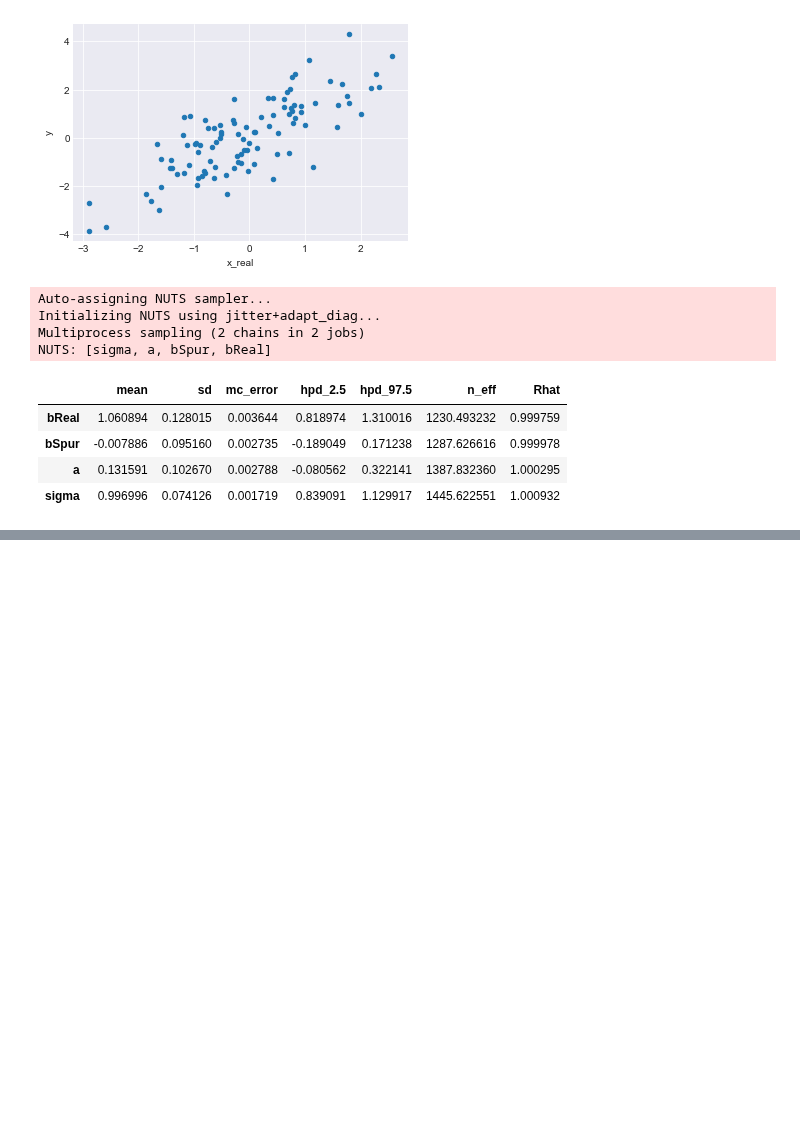
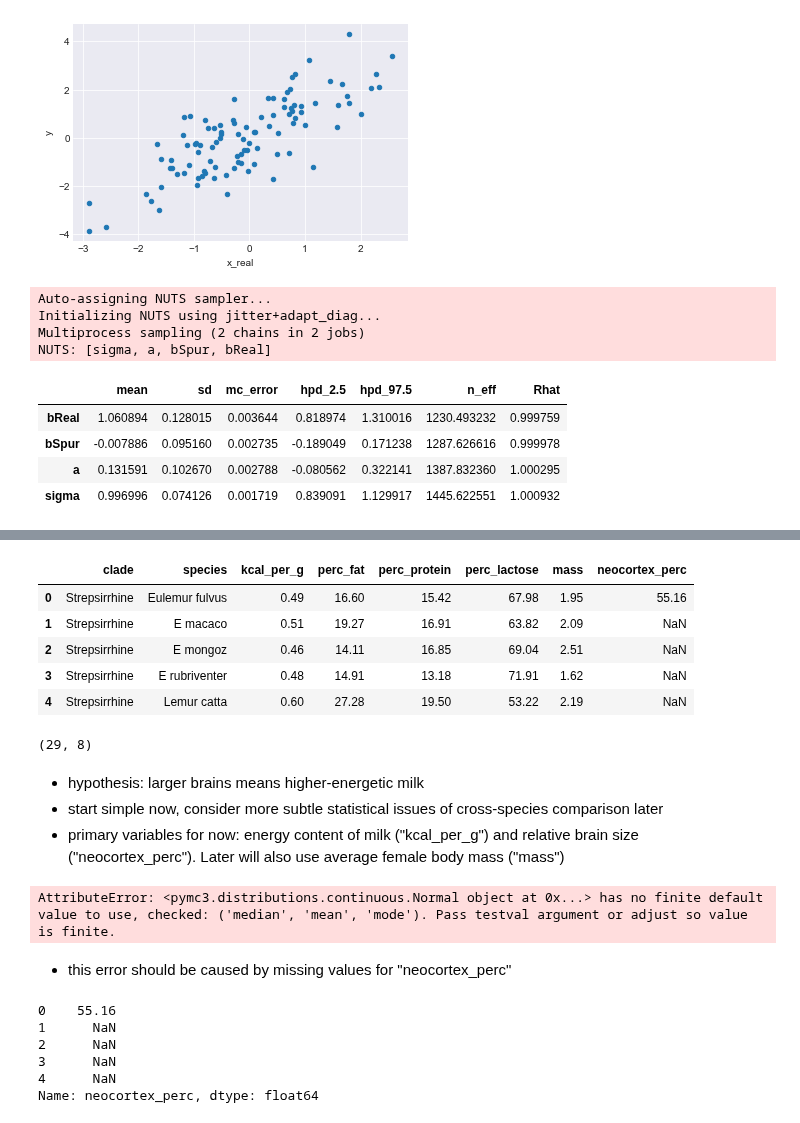
Before and after one commit to nwweber/statistical_rethinking, a Jupyter notebook: chapter_05_multivariate_linear_models.ipynb, the cells around one changed output, grey strips where cells are left out. Saved outputs shown, nothing was run; the diff lists cells and outputs as text; code cells hidden in the pictures; blank space fills up the shorter version.

```diff
--- a/chapter_05_multivariate_linear_models.ipynb
+++ b/chapter_05_multivariate_linear_models.ipynb
@@ -529,0 +534,48 @@ pm.summary(trace_m5_spurious, varnames=['bReal', 'bSpur', 'a', 'sigma'])
+# %%
+# Code 5.16
+d = (
+    pd
+    .read_csv('./data/milk.csv', sep=';')
+    .rename(
+        columns=lambda colname: colname.replace('.', '_'), # make more pythonic
+    )
+)
+d.head()
+# %% [output]
+|  | clade | species | kcal_per_g | perc_fat | perc_protein | perc_lactose | mass | neocortex_perc |
+| 0 | Strepsirrhine | Eulemur fulvus | 0.49 | 16.60 | 15.42 | 67.98 | 1.95 | 55.16 |
+| 1 | Strepsirrhine | E macaco | 0.51 | 19.27 | 16.91 | 63.82 | 2.09 | NaN |
+| 2 | Strepsirrhine | E mongoz | 0.46 | 14.11 | 16.85 | 69.04 | 2.51 | NaN |
+| 3 | Strepsirrhine | E rubriventer | 0.48 | 14.91 | 13.18 | 71.91 | 1.62 | NaN |
+| 4 | Strepsirrhine | Lemur catta | 0.60 | 27.28 | 19.50 | 53.22 | 2.19 | NaN |
+# %%
+d.shape
+# %% [output]
+(29, 8)
+# %% [markdown]
+* hypothesis: larger brains means higher-energetic milk
+* start simple now, consider more subtle statistical issues of cross-species comparison later
+* primary variables for now: energy content of milk ("kcal_per_g") and relative brain size ("neocortex_perc"). Later will also use average female body mass ("mass")
+# %%
+with pm.Model() as m5_5:
+    sigma = pm.Uniform('sigma', 0, 1)
+    bn = pm.Normal('bn', 0, 1)
+    a = pm.Normal('a', 0, 100)
+    mu = pm.Deterministic('mu', a + bn * d.neocortex_perc)
+    kcal_per_g = pm.Normal('kcal_per_g', mu, sigma)
+
+    trace_m5_5 = pm.sample(draws=1000, tune=1000)
+# %% [output]
+AttributeError: <pymc3.distributions.continuous.Normal object at 0x...> has no finite default value to use, checked: ('median', 'mean', 'mode'). Pass testval argument or adjust so value is finite.
+# %% [markdown]
+* this error should be caused by missing values for "neocortex_perc"
+# %%
+# Code 5.18
+d.neocortex_perc.head()
+# %% [output]
+0    55.16
+1      NaN
+2      NaN
+3      NaN
+4      NaN
+Name: neocortex_perc, dtype: float64
```
Also changed, not shown: parts of 1 cell of this notebook.
